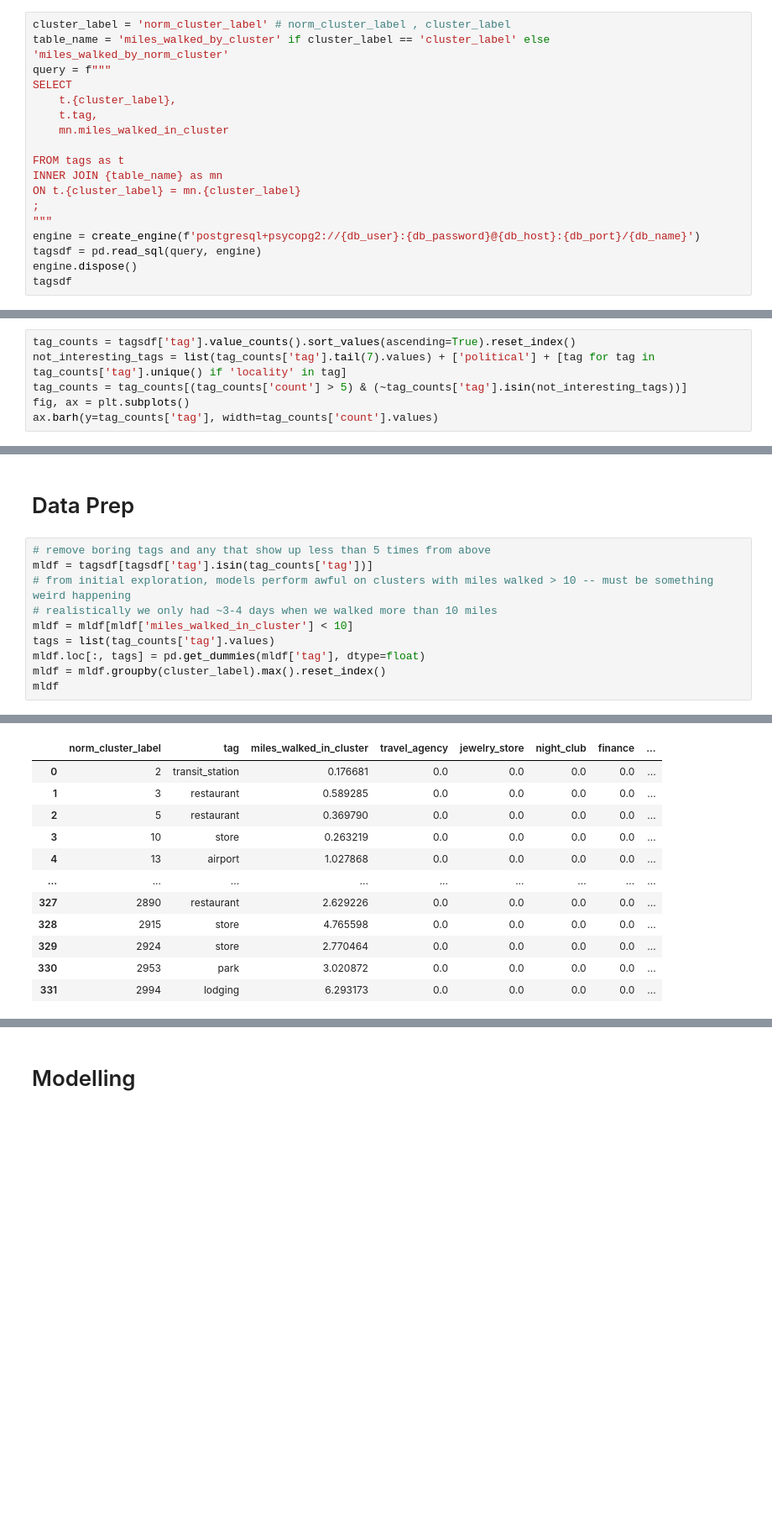
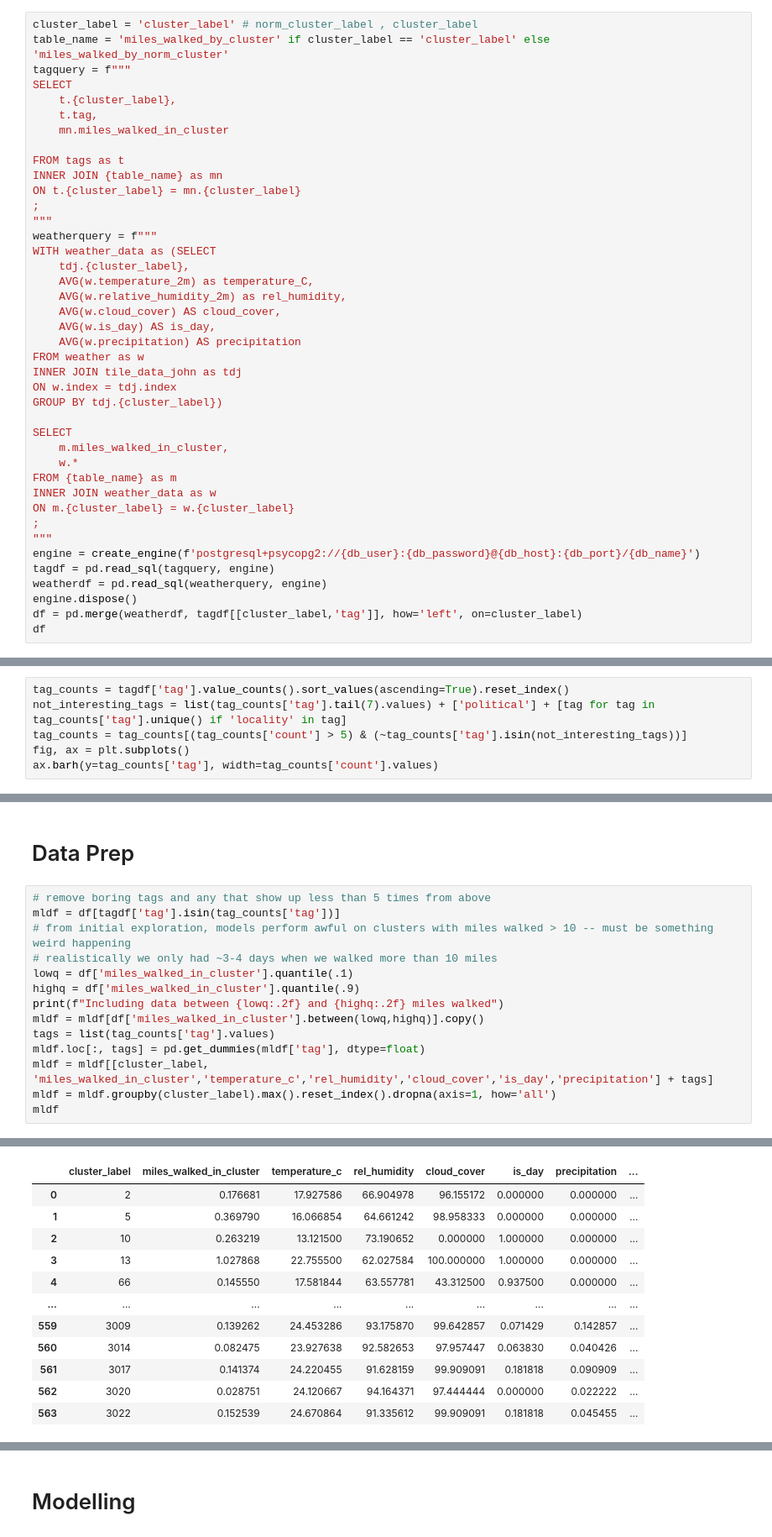
Before and after one commit to johnryanmcnally/tile_tracker_pipeline, a Jupyter notebook: model_scripts/model_exploration.ipynb, the cells around one changed output, grey strips where cells are left out. Shown at 84% size. Saved outputs shown, nothing was run; the diff lists cells and outputs as text; blank space fills up the shorter version.

```diff
--- a/model_scripts/model_exploration.ipynb
+++ b/model_scripts/model_exploration.ipynb
@@ -27,9 +28,9 @@ db_host = 'localhost' # Or your PostgreSQL server IP/hostname
 db_port = '5432'      # Default PostgreSQL port
 db_name = 'tile_db'
 # %%
-cluster_label = 'norm_cluster_label' # norm_cluster_label , cluster_label
+cluster_label = 'cluster_label' # norm_cluster_label , cluster_label
 table_name = 'miles_walked_by_cluster' if cluster_label == 'cluster_label' else 'miles_walked_by_norm_cluster'
-query = f"""
+tagquery = f"""
 SELECT
 	t.{cluster_label},
 	t.tag,
@@ -40,8 +41,31 @@ INNER JOIN {table_name} as mn
 ON t.{cluster_label} = mn.{cluster_label}
 ;
 """
+weatherquery = f"""
+WITH weather_data as (SELECT
+	tdj.{cluster_label},
+	AVG(w.temperature_2m) as temperature_C,
+	AVG(w.relative_humidity_2m) as rel_humidity,
+	AVG(w.cloud_cover) AS cloud_cover,
+	AVG(w.is_day) AS is_day,
+	AVG(w.precipitation) AS precipitation
+FROM weather as w
+INNER JOIN tile_data_john as tdj
+ON w.index = tdj.index
+GROUP BY tdj.{cluster_label})
+
+SELECT
+	m.miles_walked_in_cluster,
+	w.*
+FROM {table_name} as m
+INNER JOIN weather_data as w
+ON m.{cluster_label} = w.{cluster_label}
+;
+"""
 engine = create_engine(f'postgresql+psycopg2://{db_user}:{db_password}@{db_host}:{db_port}/{db_name}')
-tagsdf = pd.read_sql(query, engine)
+tagdf = pd.read_sql(tagquery, engine)
+weatherdf = pd.read_sql(weatherquery, engine)
 engine.dispose()
-tagsdf
+df = pd.merge(weatherdf, tagdf[[cluster_label,'tag']], how='left', on=cluster_label)
+df
 # %% [output]
@@ -63,5 +112,5 @@ tagsdf
 # %%
-tag_counts = tagsdf['tag'].value_counts().sort_values(ascending=True).reset_index()
+tag_counts = tagdf['tag'].value_counts().sort_values(ascending=True).reset_index()
 not_interesting_tags = list(tag_counts['tag'].tail(7).values) + ['political'] + [tag for tag in tag_counts['tag'].unique() if 'locality' in tag]
 tag_counts = tag_counts[(tag_counts['count'] > 5) & (~tag_counts['tag'].isin(not_interesting_tags))]
 fig, ax = plt.subplots()
@@ -73,12 +122,16 @@ ax.barh(y=tag_counts['tag'], width=tag_counts['count'].values)
 # Data Prep
 # %%
 # remove boring tags and any that show up less than 5 times from above
-mldf = tagsdf[tagsdf['tag'].isin(tag_counts['tag'])]
+mldf = df[tagdf['tag'].isin(tag_counts['tag'])]
 # from initial exploration, models perform awful on clusters with miles walked > 10 -- must be something weird happening
 # realistically we only had ~3-4 days when we walked more than 10 miles
-mldf = mldf[mldf['miles_walked_in_cluster'] < 10]
+lowq = df['miles_walked_in_cluster'].quantile(.1)
+highq = df['miles_walked_in_cluster'].quantile(.9)
+print(f"Including data between {lowq:.2f} and {highq:.2f} miles walked")
+mldf = mldf[df['miles_walked_in_cluster'].between(lowq,highq)].copy()
 tags = list(tag_counts['tag'].values)
 mldf.loc[:, tags] = pd.get_dummies(mldf['tag'], dtype=float)
-mldf = mldf.groupby(cluster_label).max().reset_index()
+mldf = mldf[[cluster_label, 'miles_walked_in_cluster','temperature_c','rel_humidity','cloud_cover','is_day','precipitation'] + tags]
+mldf = mldf.groupby(cluster_label).max().reset_index().dropna(axis=1, how='all')
 mldf
 # %% [output]
@@ -85,12 +139,12 @@ mldf
-|  | norm_cluster_label | tag | miles_walked_in_cluster | travel_agency | jewelry_store | night_club | finance | ... |
-| 0 | 2 | transit_station | 0.176681 | 0.0 | 0.0 | 0.0 | 0.0 | ... |
-| 1 | 3 | restaurant | 0.589285 | 0.0 | 0.0 | 0.0 | 0.0 | ... |
-| 2 | 5 | restaurant | 0.369790 | 0.0 | 0.0 | 0.0 | 0.0 | ... |
-| 3 | 10 | store | 0.263219 | 0.0 | 0.0 | 0.0 | 0.0 | ... |
-| 4 | 13 | airport | 1.027868 | 0.0 | 0.0 | 0.0 | 0.0 | ... |
+|  | cluster_label | miles_walked_in_cluster | temperature_c | rel_humidity | cloud_cover | is_day | precipitation | ... |
+| 0 | 2 | 0.176681 | 17.927586 | 66.904978 | 96.155172 | 0.000000 | 0.000000 | ... |
+| 1 | 5 | 0.369790 | 16.066854 | 64.661242 | 98.958333 | 0.000000 | 0.000000 | ... |
+| 2 | 10 | 0.263219 | 13.121500 | 73.190652 | 0.000000 | 1.000000 | 0.000000 | ... |
+| 3 | 13 | 1.027868 | 22.755500 | 62.027584 | 100.000000 | 1.000000 | 0.000000 | ... |
+| 4 | 66 | 0.145550 | 17.581844 | 63.557781 | 43.312500 | 0.937500 | 0.000000 | ... |
 | ... | ... | ... | ... | ... | ... | ... | ... | ... |
-| 327 | 2890 | restaurant | 2.629226 | 0.0 | 0.0 | 0.0 | 0.0 | ... |
-| 328 | 2915 | store | 4.765598 | 0.0 | 0.0 | 0.0 | 0.0 | ... |
-| 329 | 2924 | store | 2.770464 | 0.0 | 0.0 | 0.0 | 0.0 | ... |
-| 330 | 2953 | park | 3.020872 | 0.0 | 0.0 | 0.0 | 0.0 | ... |
-| 331 | 2994 | lodging | 6.293173 | 0.0 | 0.0 | 0.0 | 0.0 | ... |
+| 559 | 3009 | 0.139262 | 24.453286 | 93.175870 | 99.642857 | 0.071429 | 0.142857 | ... |
+| 560 | 3014 | 0.082475 | 23.927638 | 92.582653 | 97.957447 | 0.063830 | 0.040426 | ... |
+| 561 | 3017 | 0.141374 | 24.220455 | 91.628159 | 99.909091 | 0.181818 | 0.090909 | ... |
+| 562 | 3020 | 0.028751 | 24.120667 | 94.164371 | 97.444444 | 0.000000 | 0.022222 | ... |
+| 563 | 3022 | 0.152539 | 24.670864 | 91.335612 | 99.909091 | 0.181818 | 0.045455 | ... |
```
Also changed, not shown: parts of 14 cells of this notebook, 3 other files.
